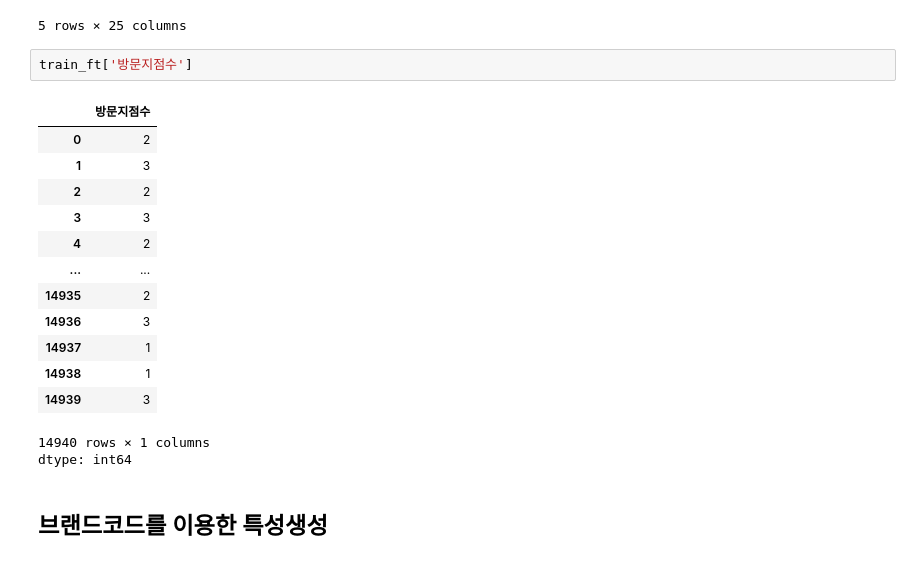
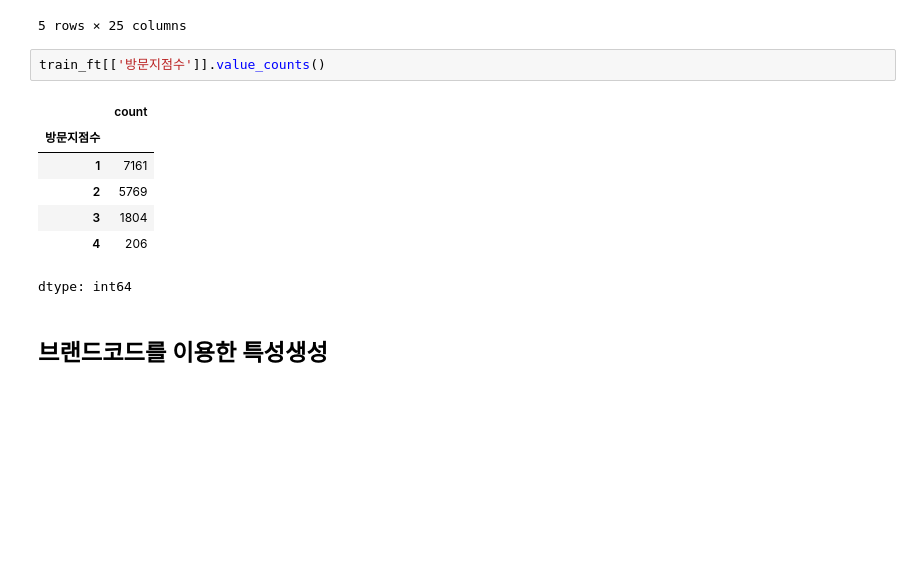
Before and after one commit to Kim-Yiji/FINAL-project, a Jupyter notebook: 특성추출_베이스라인코드_이희원.ipynb, the cells around one changed output. Cells and saved outputs as stored; diff of their text form; blank space fills up the shorter version.

```diff
--- a/특성추출_베이스라인코드_이희원.ipynb
+++ b/특성추출_베이스라인코드_이희원.ipynb
@@ -238,21 +238,14 @@ test_ft.head()
 | 4 | test_4 | 19 | 29 | 0.476190 | 0.380952 | 0.285714 | 0.238095 | 0.095238 | 6 | 2.333333 | ... | ... |
 5 rows × 25 columns
 # %%
-train_ft['방문지점수']
+train_ft[['방문지점수']].value_counts()
 # %% [output]
-|  | 방문지점수 |
-| 0 | 2 |
-| 1 | 3 |
-| 2 | 2 |
-| 3 | 3 |
-| 4 | 2 |
-| ... | ... |
-| 14935 | 2 |
-| 14936 | 3 |
-| 14937 | 1 |
-| 14938 | 1 |
-| 14939 | 3 |
+|  | count |
+| 방문지점수 |  |
+| 1 | 7161 |
+| 2 | 5769 |
+| 3 | 1804 |
+| 4 | 206 |
-14940 rows × 1 columns
 dtype: int64
 # %% [markdown]
 ## 브랜드코드를 이용한 특성생성
```
Also changed, not shown: parts of 11 cells of this notebook.
